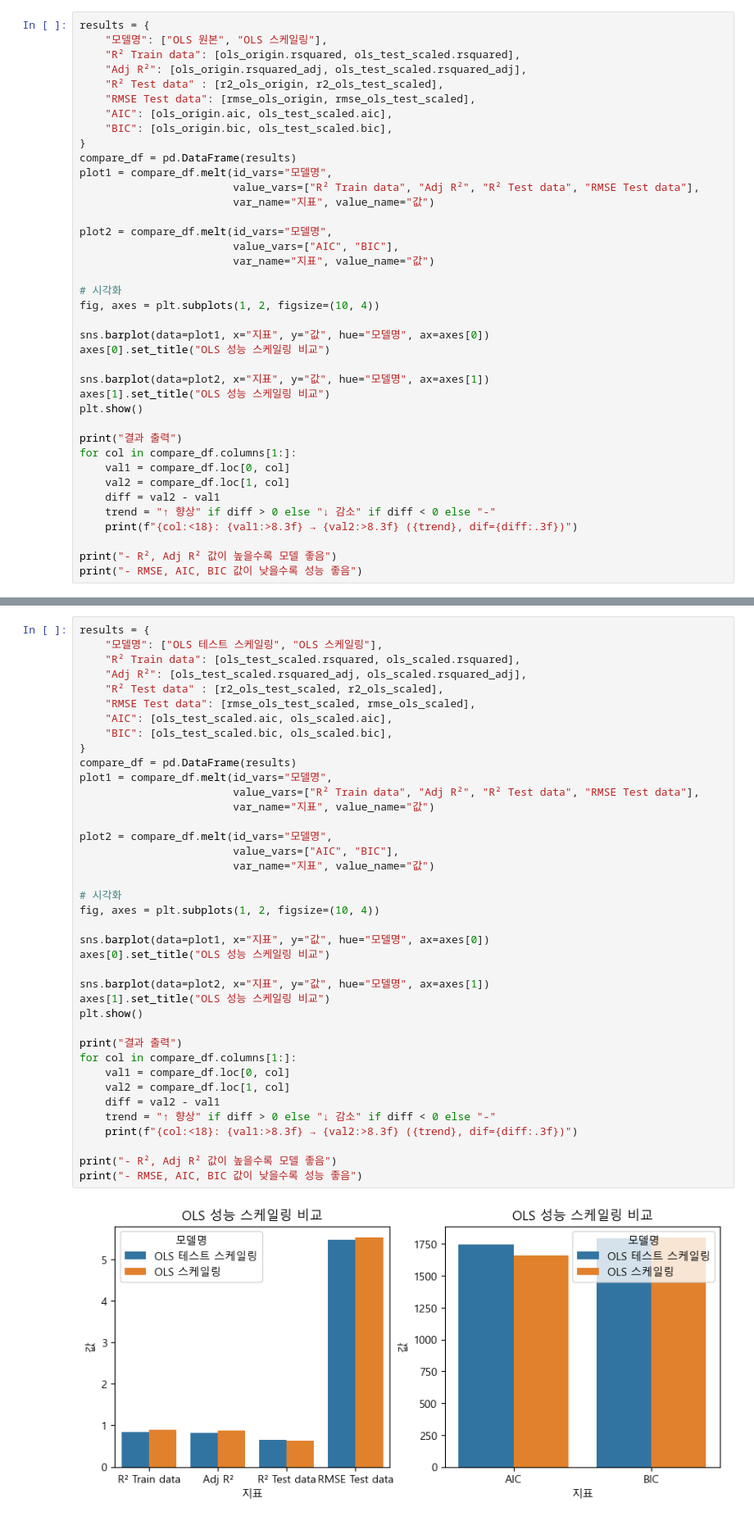
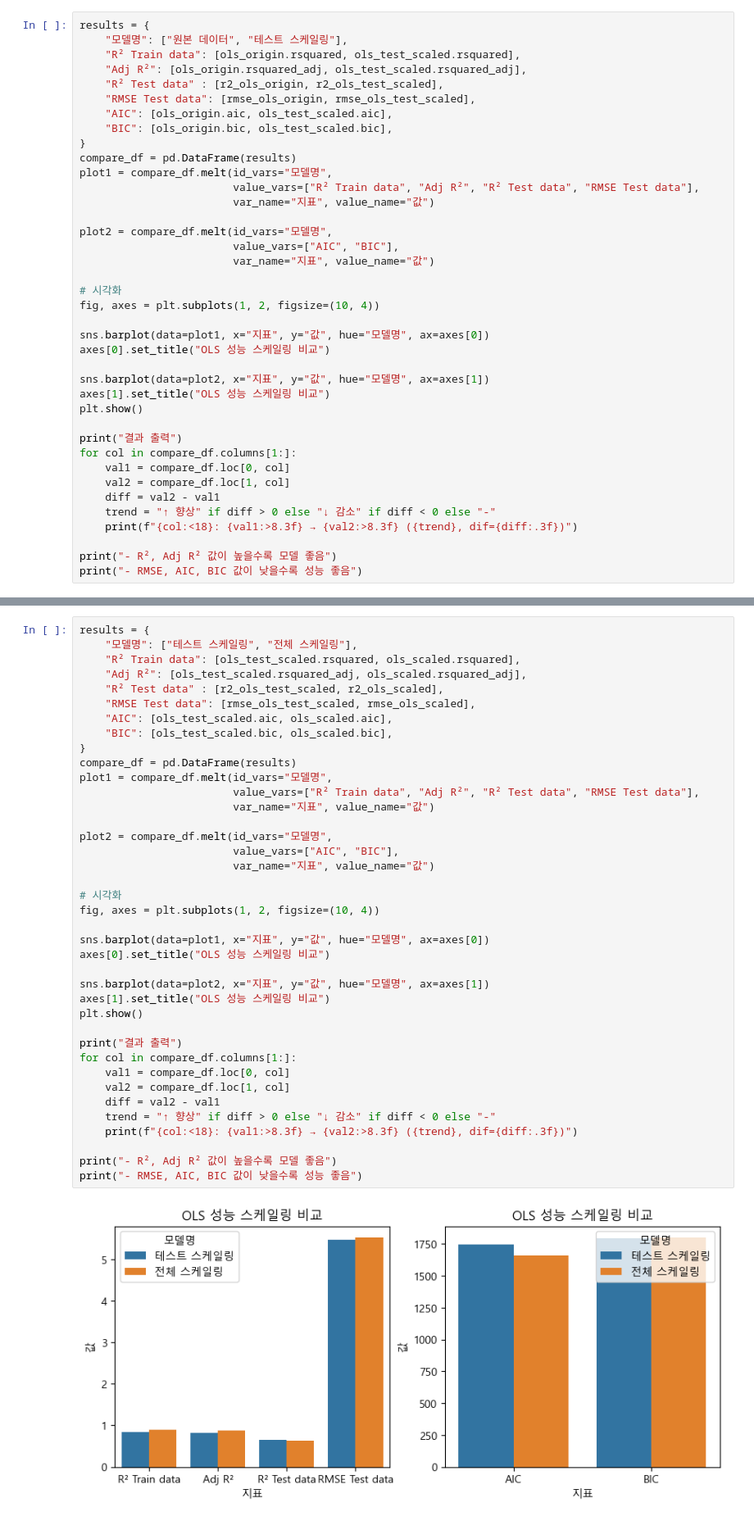
Before and after one commit to dbehdrbs0806/4th_2sem, a Jupyter notebook: BigDataAnalysis/HousingData_Analysis.ipynb, the cells around one changed output, grey strips where cells are left out. Shown at 82% size. Saved outputs shown, nothing was run; the diff lists cells and outputs as text.

```diff
--- a/BigDataAnalysis/HousingData_Analysis.ipynb
+++ b/BigDataAnalysis/HousingData_Analysis.ipynb
@@ -244,6 +287,6 @@ R²  : 0.6464
 # %%
 results = {
-    "모델명": ["OLS 원본", "OLS 스케일링"],
+    "모델명": ["원본 데이터", "테스트 스케일링"],
     "R² Train data": [ols_origin.rsquared, ols_test_scaled.rsquared],
     "Adj R²": [ols_origin.rsquared_adj, ols_test_scaled.rsquared_adj],
     "R² Test data" : [r2_ols_origin, r2_ols_test_scaled],
@@ -399,7 +467,7 @@ RMSE: 5.5222
 R²  : 0.6385
 # %%
 results = {
-    "모델명": ["OLS 테스트 스케일링", "OLS 스케일링"],
+    "모델명": ["테스트 스케일링", "전체 스케일링"],
     "R² Train data": [ols_test_scaled.rsquared, ols_scaled.rsquared],
     "Adj R²": [ols_test_scaled.rsquared_adj, ols_scaled.rsquared_adj],
     "R² Test data" : [r2_ols_test_scaled, r2_ols_scaled],
@@ -410,34 +478,34 @@ results = {
 compare_df = pd.DataFrame(results)
 plot1 = compare_df.melt(id_vars="모델명",
                         value_vars=["R² Train data", "Adj R²", "R² Test data", "RMSE Test data"],
                         var_name="지표", value_name="값")
 
 plot2 = compare_df.melt(id_vars="모델명",
                         value_vars=["AIC", "BIC"],
                         var_name="지표", value_name="값")
 
 # 시각화
 fig, axes = plt.subplots(1, 2, figsize=(10, 4))
 
 sns.barplot(data=plot1, x="지표", y="값", hue="모델명", ax=axes[0])
 axes[0].set_title("OLS 성능 스케일링 비교")
 
 sns.barplot(data=plot2, x="지표", y="값", hue="모델명", ax=axes[1])
 axes[1].set_title("OLS 성능 스케일링 비교")
 plt.show()
 
 print("결과 출력")
 for col in compare_df.columns[1:]:
     val1 = compare_df.loc[0, col]
     val2 = compare_df.loc[1, col]
     diff = val2 - val1
     trend = "↑ 향상" if diff > 0 else "↓ 감소" if diff < 0 else "-"
     print(f"{col:<18}: {val1:>8.3f} → {val2:>8.3f} ({trend}, dif={diff:.3f})")
 
 print("- R², Adj R² 값이 높을수록 모델 좋음")
 print("- RMSE, AIC, BIC 값이 낮을수록 성능 좋음")
 # %% [output]
-[figure, old version]
+[figure, new version]
 결과 출력
 R² Train data     :    0.835 →    0.892 (↑ 향상, dif=0.057)
 Adj R²            :    0.828 →    0.878 (↑ 향상, dif=0.050)
```
Also changed, not shown: parts of 31 cells of this notebook, 2 other files.
